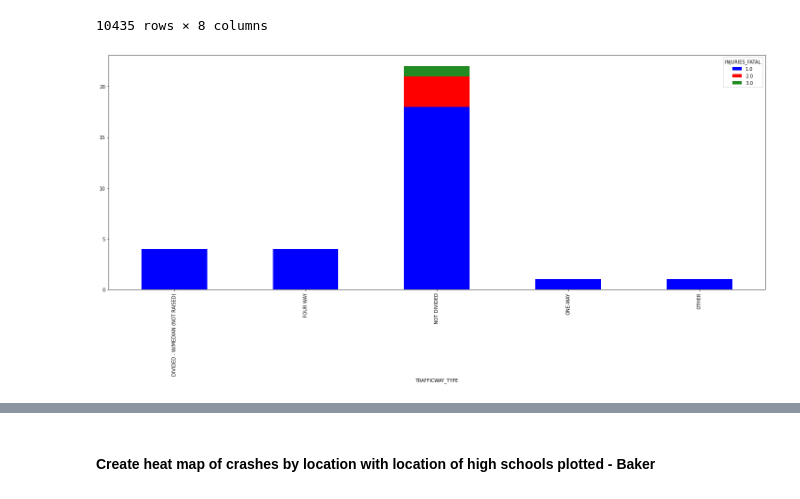
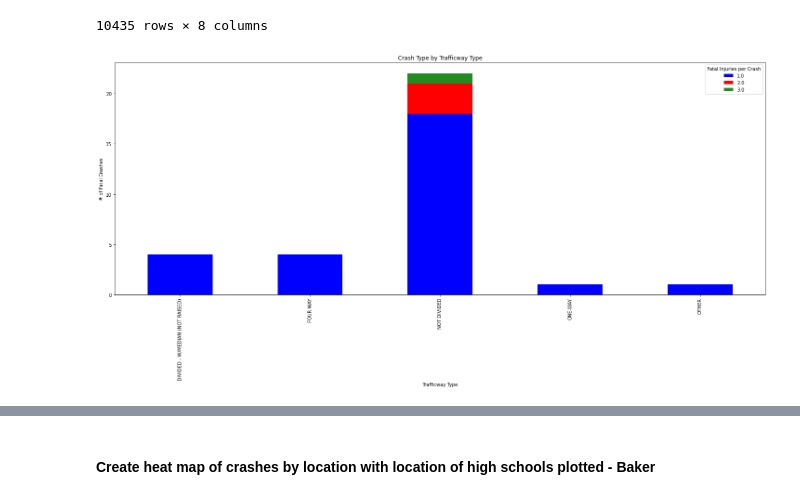
Before and after one commit to andrewbankston/project-one, a Jupyter notebook: Chicago_Crashes.ipynb, the cells around one changed output, grey strips where cells are left out. Drawn from its saved outputs; the diff is of its cells as text; code cells hidden in the pictures.

```diff
--- a/Chicago_Crashes.ipynb
+++ b/Chicago_Crashes.ipynb
@@ -309,13 +303,17 @@ duplicate_box10.sort_values(['LATITUDE', 'LONGITUDE'])
 # %%
 fatal_box10 = injury_box10.loc[injury_box10['INJURIES_FATAL'] > 0, :]
 trafficway_box10 = fatal_box10.groupby(['TRAFFICWAY_TYPE', 'INJURIES_FATAL']).size().unstack()
 trafficway_box10.plot.bar(stacked = True, figsize = (20, 10), color=['blue', 'red', 'forestgreen', 'saddlebrown', 'black', 'yellow', 'purple', 'gray', 'lawngreen', 'indigo', 'darkslategray', 'aqua', 'fuchsia', 'salmon', 'teal', 'darkorange', 'lightcoral', 'lime'])
 
-plt.plot
+plt.plot()
 plt.tight_layout()
-plt.savefig("output_data/fatal_injuries_by_trafficway_type.png")
+plt.title("Crash Type by Trafficway Type")
+plt.ylabel("# of Fatal Crashes")
+plt.xlabel("Trafficway Type")
+plt.legend(title="Fatal Injuries per Crash")
+#plt.savefig("output_data/fatal_injuries_by_trafficway_type.png")
 plt.show()
 # %% [output]
-[figure, old version]
+[figure, new version]
 # %%
 # Create heat map for fatal injuries by location
```
Also changed, not shown: parts of 14 cells of this notebook, 7 other files.
